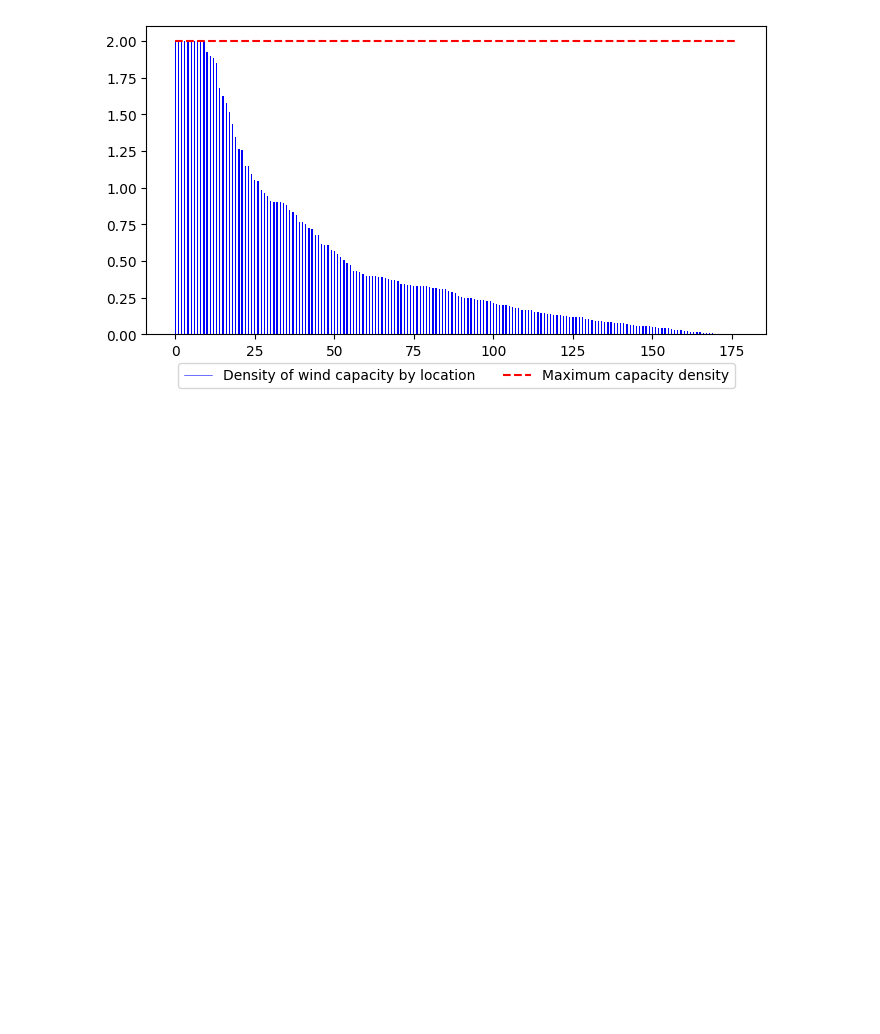
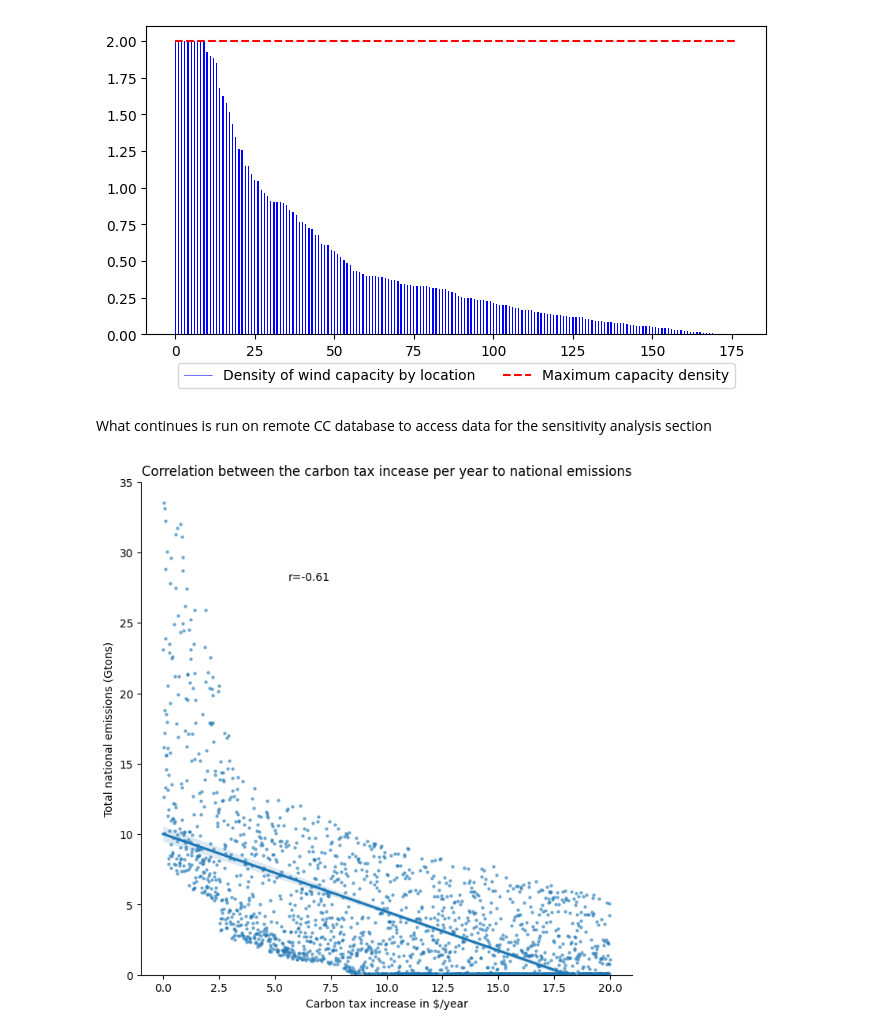
Before and after one commit to smmiri/COPPER_improvement, a Jupyter notebook: validation/validation_COPPER.ipynb, the cells around one changed output. Saved outputs shown, nothing was run; the diff lists cells and outputs as text; code cells hidden in the pictures; blank space fills up the shorter version.

Commit message:
update with the remote codes

```diff
--- a/validation/validation_COPPER.ipynb
+++ b/validation/validation_COPPER.ipynb
@@ -329,3 +329,5 @@ plt.savefig(f'{scen}/capacity_density.png', dpi=300, bbox_inches='tight')
 # %% [output]
 2.5xdem_uwd_constrans/
 [figure]
+# %% [markdown]
+What continues is run on remote CC database to access data for the sensitivity analysis section
@@ -331,0 +407,35 @@ plt.savefig(f'{scen}/capacity_density.png', dpi=300, bbox_inches='tight')
+# %%
+# SA for carbon taxation - reading emissions
+emission_dict = {}
+output_dirs = os.listdir('outputs')
+
+for i, dir in enumerate(output_dirs):
+    scen = output_dirs[i].split('_')[0]
+    output_file = f'outputs/{dir}/Results_summary.xlsx'
+    emissions = pd.read_excel(output_file, sheet_name='carbon_national', index_col=0)
+    emission_dict[scen] = emissions.loc[2050, 'MT CO2']
+# %%
+# correlation graph
+from pathlib import Path
+from scipy import stats
+
+scratch = '/home/smmiri/scratch/COPPER_validation'
+df_emission = pd.DataFrame.from_dict(emission_dict, orient='index')
+df_emission.set_index(df_emission.index.astype(int), inplace=True)
+df_ctax = pd.DataFrame.from_dict(ctax_dict, orient='index')
+corr = df_ctax.merge(df_emission, left_index=True, right_index=True)
+corr.columns = ['ctax', 'emissions']
+corr.sort_index(inplace=True)
+corr.to_csv(f'{scratch}/corr.csv')
+r, p = stats.pearsonr(corr['ctax'], corr['emissions'])
+lm = sns.lmplot(x='ctax', y='emissions', data=corr, height=7, aspect=1, scatter_kws={'alpha': 0.5, "s": 5})
+ax = lm.axes[0,0]
+plt.title('Correlation between the carbon tax incease per year to national emissions')
+plt.xlabel('Carbon tax increase in $/year')
+plt.text(0.3, 0.8, 'r={:.2f}'.format(r), transform=ax.transAxes)
+plt.ylabel('Total national emissions (Gtons)')
+plt.ylim(0, 35)
+plt.savefig(Path(scratch, 'ctax_emi_correlation.png'), dpi=300, bbox_inches='tight')
+plt.show()
+# %% [output]
+[figure, added]
```
Also changed, not shown: parts of 17 cells of this notebook.
